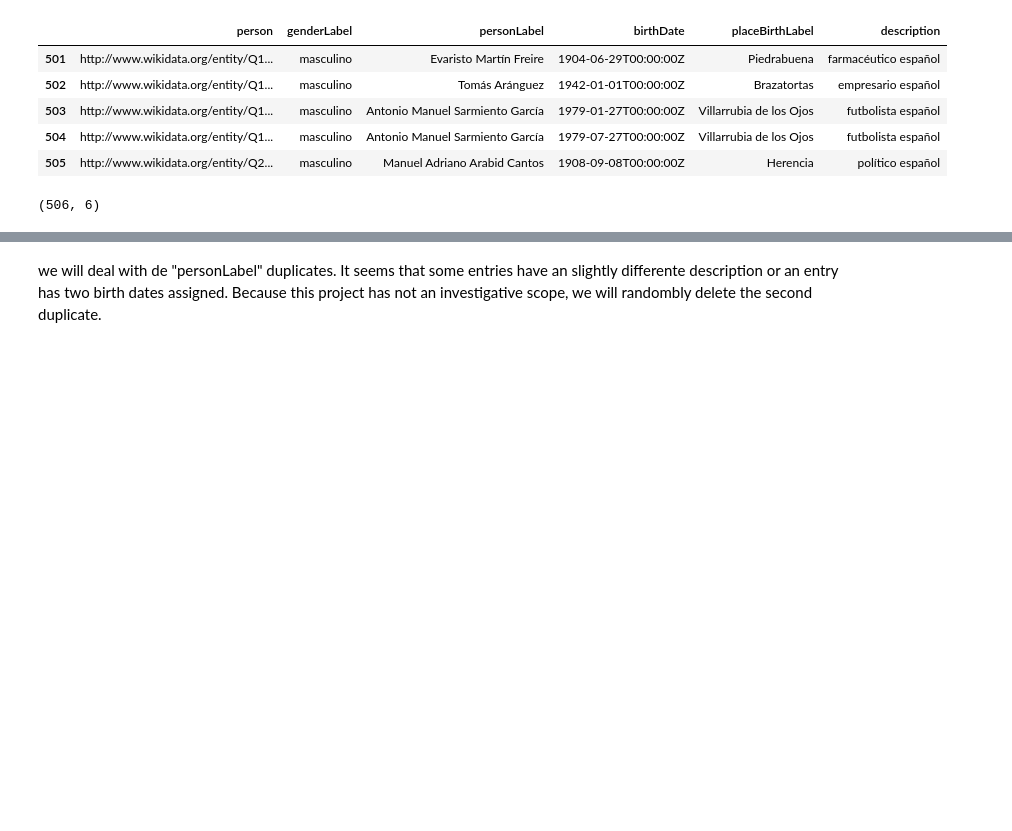
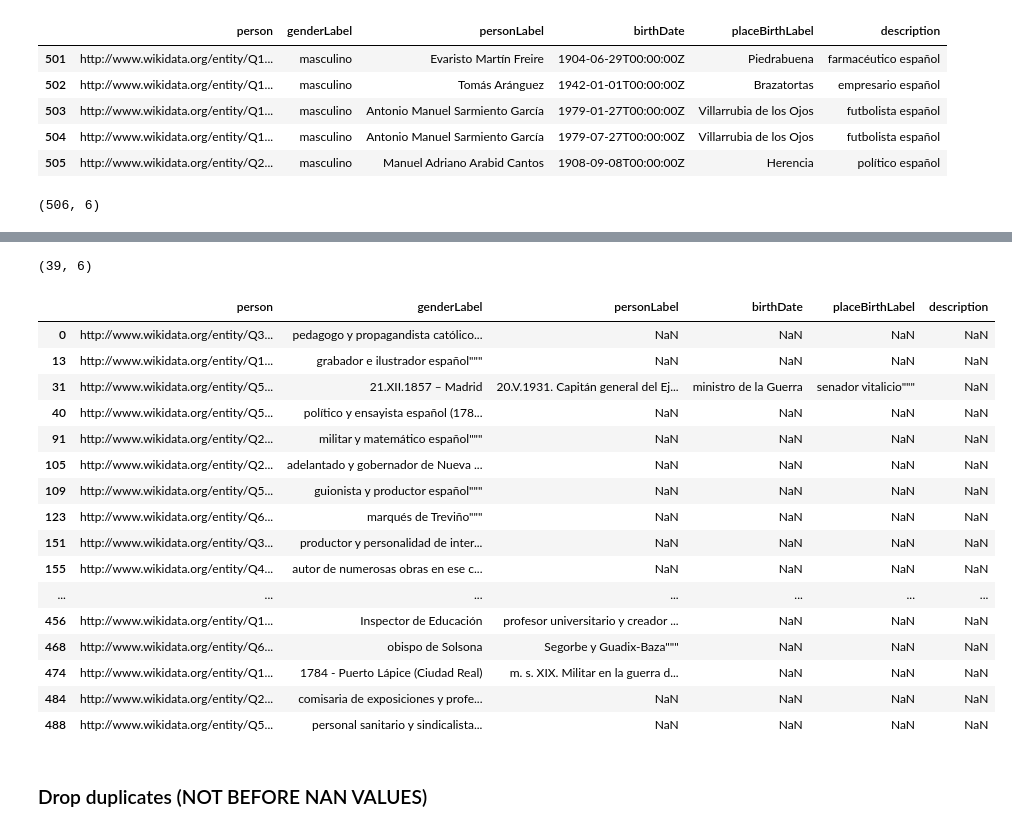
Before and after one commit to mariagabv/lamancha-project, a Jupyter notebook: Wikidata_LaMancha.ipynb, the cells around one changed output, grey strips where cells are left out. Cells and saved outputs as stored; diff of their text form; code cells hidden in the pictures; blank space fills up the shorter version.

Commit message:
Description added, NaN problem persists

```diff
--- a/Wikidata_LaMancha.ipynb
+++ b/Wikidata_LaMancha.ipynb
@@ -66,5 +74,30 @@ We got an important insight in our dataset. Now we know we have two different ty
-# %% [markdown]
-we will deal with de "personLabel" duplicates. It seems that some entries have an slightly differente description or an entry has two birth dates assigned. Because this project has not an investigative scope, we will randombly delete the second duplicate.
+# %%
+nan_values = df.loc[df['person'].str.len() > 48]
+print(nan_values.shape)
+# %% [output]
+(39, 6)
+# %%
+nan_values
+# %% [output]
+|  | person | genderLabel | personLabel | birthDate | placeBirthLabel | description |
+| 0 | http://www.wikidata.org/entity/Q3... | pedagogo y propagandista católico... | NaN | NaN | NaN | NaN |
+| 13 | http://www.wikidata.org/entity/Q1... | grabador e ilustrador español""" | NaN | NaN | NaN | NaN |
+| 31 | http://www.wikidata.org/entity/Q5... | 21.XII.1857 – Madrid | 20.V.1931. Capitán general del Ej... | ministro de la Guerra | senador vitalicio""" | NaN |
+| 40 | http://www.wikidata.org/entity/Q5... | político y ensayista español (178... | NaN | NaN | NaN | NaN |
+| 91 | http://www.wikidata.org/entity/Q2... | militar y matemático español""" | NaN | NaN | NaN | NaN |
+| 105 | http://www.wikidata.org/entity/Q2... | adelantado y gobernador de Nueva ... | NaN | NaN | NaN | NaN |
+| 109 | http://www.wikidata.org/entity/Q5... | guionista y productor español""" | NaN | NaN | NaN | NaN |
+| 123 | http://www.wikidata.org/entity/Q6... | marqués de Treviño""" | NaN | NaN | NaN | NaN |
+| 151 | http://www.wikidata.org/entity/Q3... | productor y personalidad de inter... | NaN | NaN | NaN | NaN |
+| 155 | http://www.wikidata.org/entity/Q4... | autor de numerosas obras en ese c... | NaN | NaN | NaN | NaN |
+| ... | ... | ... | ... | ... | ... | ... |
+| 456 | http://www.wikidata.org/entity/Q1... | Inspector de Educación | profesor universitario y creador ... | NaN | NaN | NaN |
+| 468 | http://www.wikidata.org/entity/Q6... | obispo de Solsona | Segorbe y Guadix-Baza""" | NaN | NaN | NaN |
+| 474 | http://www.wikidata.org/entity/Q1... | 1784 - Puerto Lápice (Ciudad Real) | m. s. XIX. Militar en la guerra d... | NaN | NaN | NaN |
+| 484 | http://www.wikidata.org/entity/Q2... | comisaria de exposiciones y profe... | NaN | NaN | NaN | NaN |
+| 488 | http://www.wikidata.org/entity/Q5... | personal sanitario y sindicalista... | NaN | NaN | NaN | NaN |
+# %% [markdown]
+### Drop duplicates (NOT BEFORE NAN VALUES)
 # %%
 df.drop_duplicates(subset=['personLabel'], keep="first", inplace=True)
 df.shape
```
Also changed, not shown: parts of 17 cells of this notebook, 4 other files.
